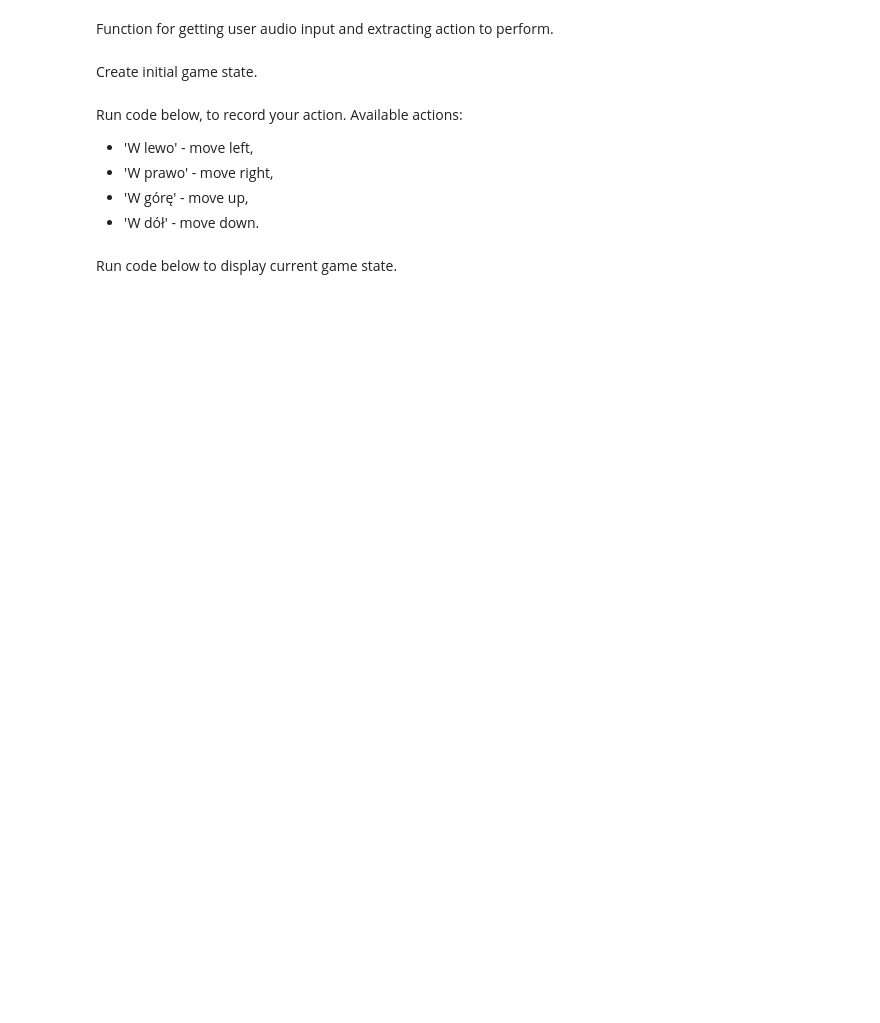
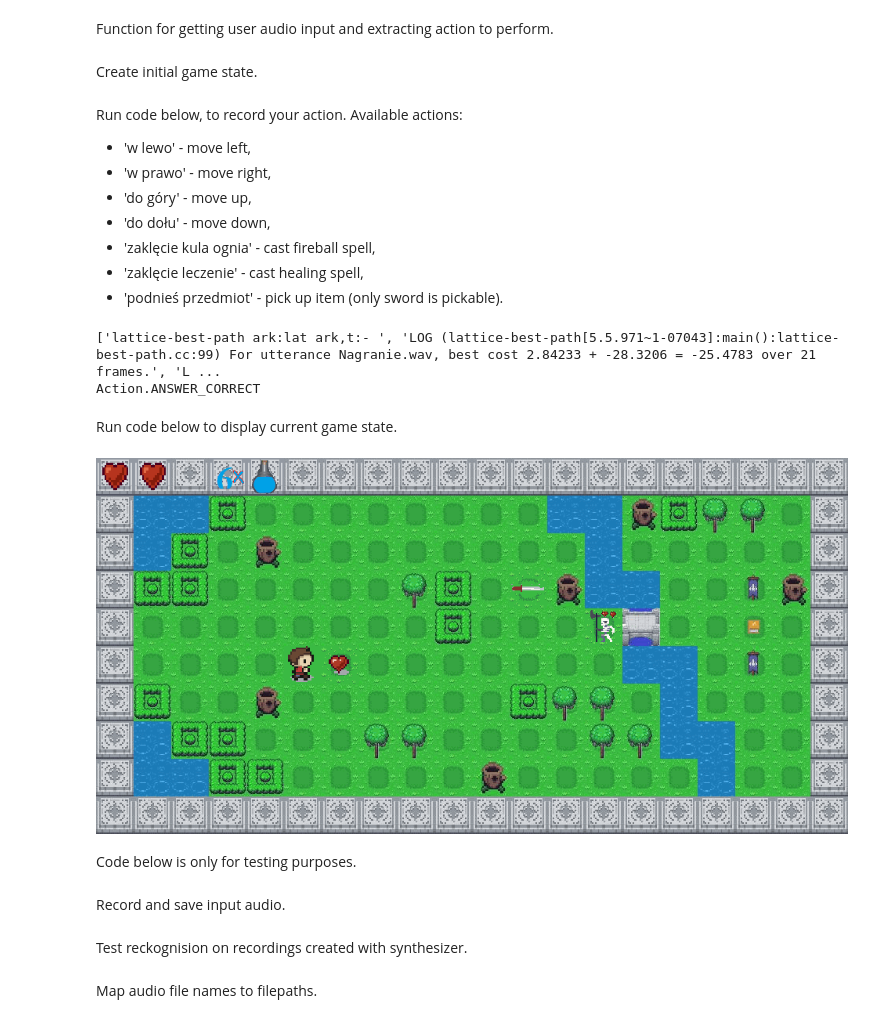
Before and after one commit to pilichm/VoiceCOntrolledGame, a Jupyter notebook: colab/Main.ipynb, the cells around one changed output. Saved outputs shown, nothing was run; the diff lists cells and outputs as text; code cells hidden in the pictures; blank space fills up the shorter version.

```diff
--- a/colab/Main.ipynb
+++ b/colab/Main.ipynb
@@ -56,19 +169,16 @@ create_model()
 # %% [markdown]
 Function for getting user audio input and extracting action to perform.
 # %%
-def get_direction():
+def get_action():
   data, freq = getAudio()
-  write('/content/VoiceCOntrolledGame/pilichm/data/recordings/Nagranie.wav', freq, data)
+  file_path = '/content/VoiceCOntrolledGame/pilichm/data/recordings/Nagranie.wav'
+  # data = np.concatenate((data, data, data), axis=None)
+  # write(f'{file_path}', freq, data)
+  dump = !ffmpeg -y -i /content/VoiceCOntrolledGame/pilichm/data/recordings/Nagranie.wav -ar 16k /content/VoiceCOntrolledGame/pilichm/data/recordings/Nagranie.wav
   temp = !online2-wav-nnet3-latgen-faster --word-symbol-table=words.txt  --config=online/conf/online.conf online/final.mdl HCLG.fst ark:spk2utt scp:wav.scp ark:lat
   result = !lattice-best-path ark:lat ark,t:- | /opt/kaldi/egs/wsj/s5/utils/int2sym.pl -f 2- words.txt
-  %rm /content/VoiceCOntrolledGame/pilichm/data/recordings/Nagranie.wav
-
-  cost = VoiceModel.check_cost(result)
-  print(f'Cost >{cost}<')
-  if cost < 200:
-    return VoiceModel.get_direction_from_prediction(result)
-  else:
-    return VoiceModel.Direction.UNKNOWN
+  print(result)
+  return VoiceModel.get_action_from_prediction(result)
 # %% [markdown]
 Create initial game state.
 # %%
@@ -77,7 +187,10 @@ direction = VoiceModel.Direction.UNKNOWN
 # %% [markdown]
 Run code below, to record your action.
 Available actions:
-* 'W lewo' - move left,
-* 'W prawo' - move right,
-* 'W górę' - move up,
-* 'W dół' - move down.
+* 'w lewo' - move left,
+* 'w prawo' - move right,
+* 'do góry' - move up,
+* 'do dołu' - move down,
+* 'zaklęcie kula ognia' - cast fireball spell,
+* 'zaklęcie leczenie' - cast healing spell,
+* 'podnieś przedmiot' - pick up item (only sword is pickable).
@@ -87,2 +197,8 @@ print(f'{direction}')
+# %%
+action = get_action()
+print(f'{action}')
+# %% [output]
+['lattice-best-path ark:lat ark,t:- ', 'LOG (lattice-best-path[5.5.971~1-07043]:main():lattice-best-path.cc:99) For utterance Nagranie.wav, best cost 2.84233 + -28.3206 = -25.4783 over 21 frames.', 'L ...
+Action.ANSWER_CORRECT
 # %% [markdown]
 Run code below to display current game state.
@@ -95,0 +205,24 @@ else:
+# %%
+gs.check_has_ended()
+
+if gs.has_ended:
+  if not gs.is_won:
+    gs.check_player_answer(action)
+    gs.display_question_screen()
+
+    if gs.answer_attempts_count >= 2:
+      gs.display_end_screen()
+  else:
+    gs.display_end_screen()
+else:
+  gs.perform_player_action(action)
+  gs.enemy_attack()
+  gs.display_screen()
+
+action = VoiceModel.Action.EMPTY
+# %% [output]
+[figure, added]
+# %% [markdown]
+Code below is only for testing purposes.
+# %% [markdown]
+Record and save input audio.
@@ -95,0 +237,4 @@ else:
+# %% [markdown]
+Test reckognision on recordings created with synthesizer.
+# %% [markdown]
+Map audio file names to filepaths.
```
Also changed, not shown: parts of 34 cells of this notebook.
